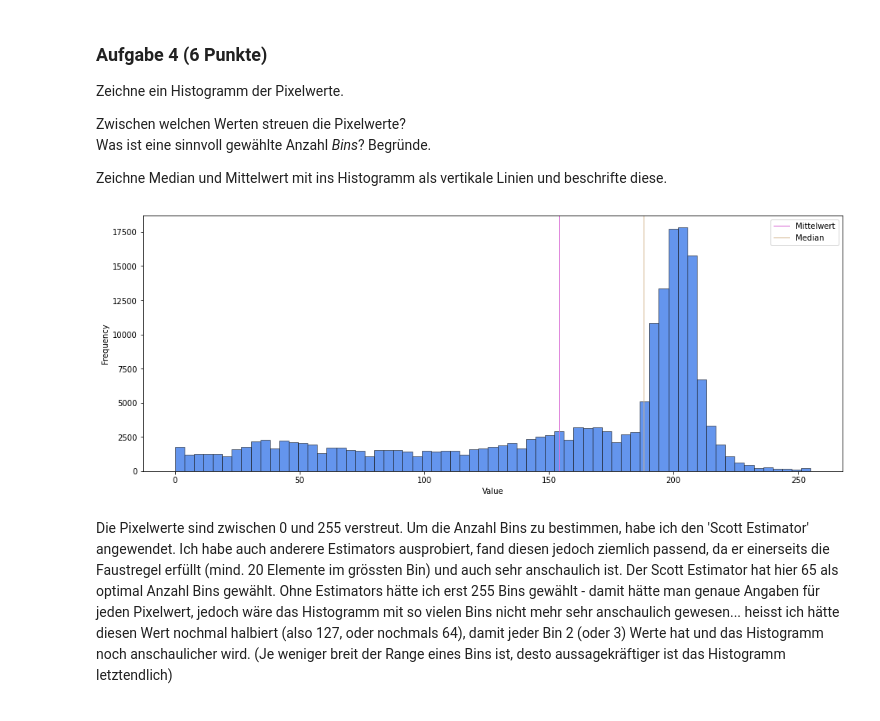
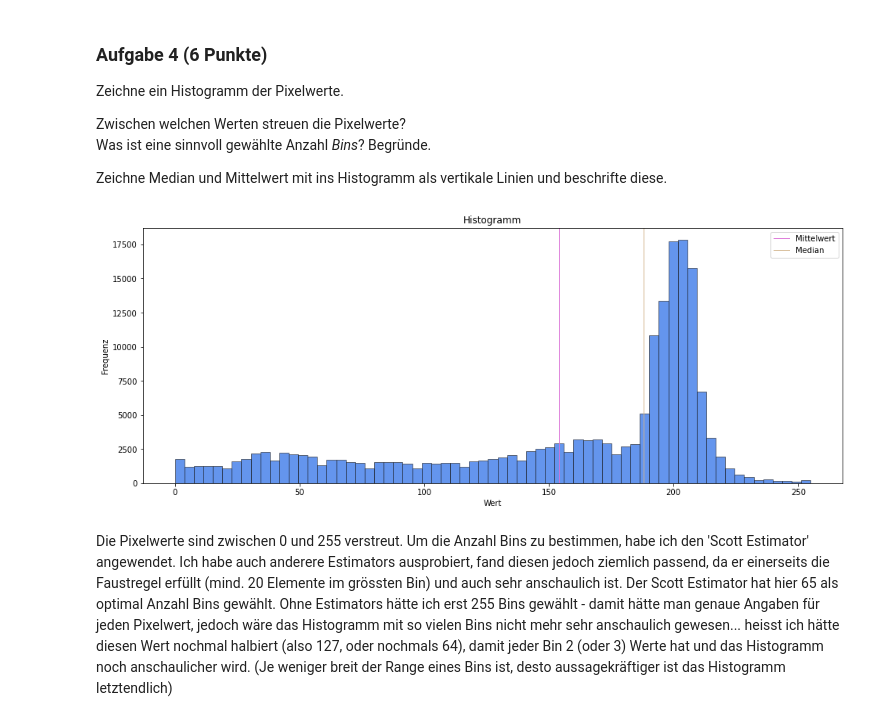
Before and after one commit to marcschny/dsp_assignments, a Jupyter notebook: assignments/assignment08_graded/assignment08_graded.ipynb, the cells around one changed output. Cells and saved outputs as stored; diff of their text form; code cells hidden in the pictures.

```diff
--- a/assignments/assignment08_graded/assignment08_graded.ipynb
+++ b/assignments/assignment08_graded/assignment08_graded.ipynb
@@ -99,27 +105,28 @@ Zeichne Median und Mittelwert mit ins Histogramm als vertikale Linien und beschr
 # %%
 # flatten numpy array
 flatten_data = data.flatten()
 
 # histogram
 fig, ax = plt.subplots(nrows=1, ncols=1, figsize=(16,6))
 _ = ax.hist(flatten_data, bins="scott", color="cornflowerblue", edgecolor="black", linewidth=0.5)
+_ = ax.set_title("Histogramm")
 
 # calc mean and median
 mean = np.mean(flatten_data)
 median = np.median(flatten_data)
 
 # show mean and median line
 _ = ax.axvline(mean, color="orchid", linewidth=1, label="Mittelwert")
 _ = ax.axvline(median, color="tan", linewidth=1, label="Median")
 
 # show histogram legend
 _ = ax.legend()
 
 # histogram labels
-_ = ax.set_ylabel("Frequency")
-_ = ax.set_xlabel("Value")
+_ = ax.set_ylabel("Frequenz")
+_ = ax.set_xlabel("Wert")
 # %% [output]
-[figure, old version]
+[figure, new version]
 # %% [markdown]
 Die Pixelwerte sind zwischen 0 und 255 verstreut. Um die Anzahl Bins zu bestimmen, habe ich den 'Scott Estimator' angewendet. Ich habe auch anderere Estimators ausprobiert, fand diesen jedoch ziemlich passend, da er einerseits die Faustregel erfüllt (mind. 20 Elemente im grössten Bin) und auch sehr anschaulich ist. Der Scott Estimator hat hier 65 als optimal Anzahl Bins gewählt.
 Ohne Estimators hätte ich erst 255 Bins gewählt - damit hätte man genaue Angaben für jeden Pixelwert, jedoch wäre das Histogramm mit so vielen Bins nicht mehr sehr anschaulich gewesen... heisst ich hätte diesen Wert nochmal halbiert (also 127, oder nochmals 64), damit jeder Bin 2 (oder 3) Werte hat und das Histogramm noch anschaulicher wird. (Je weniger breit der Range eines Bins ist, desto aussagekräftiger ist das Histogramm letztendlich)
```
Also changed, not shown: parts of 10 cells of this notebook.
